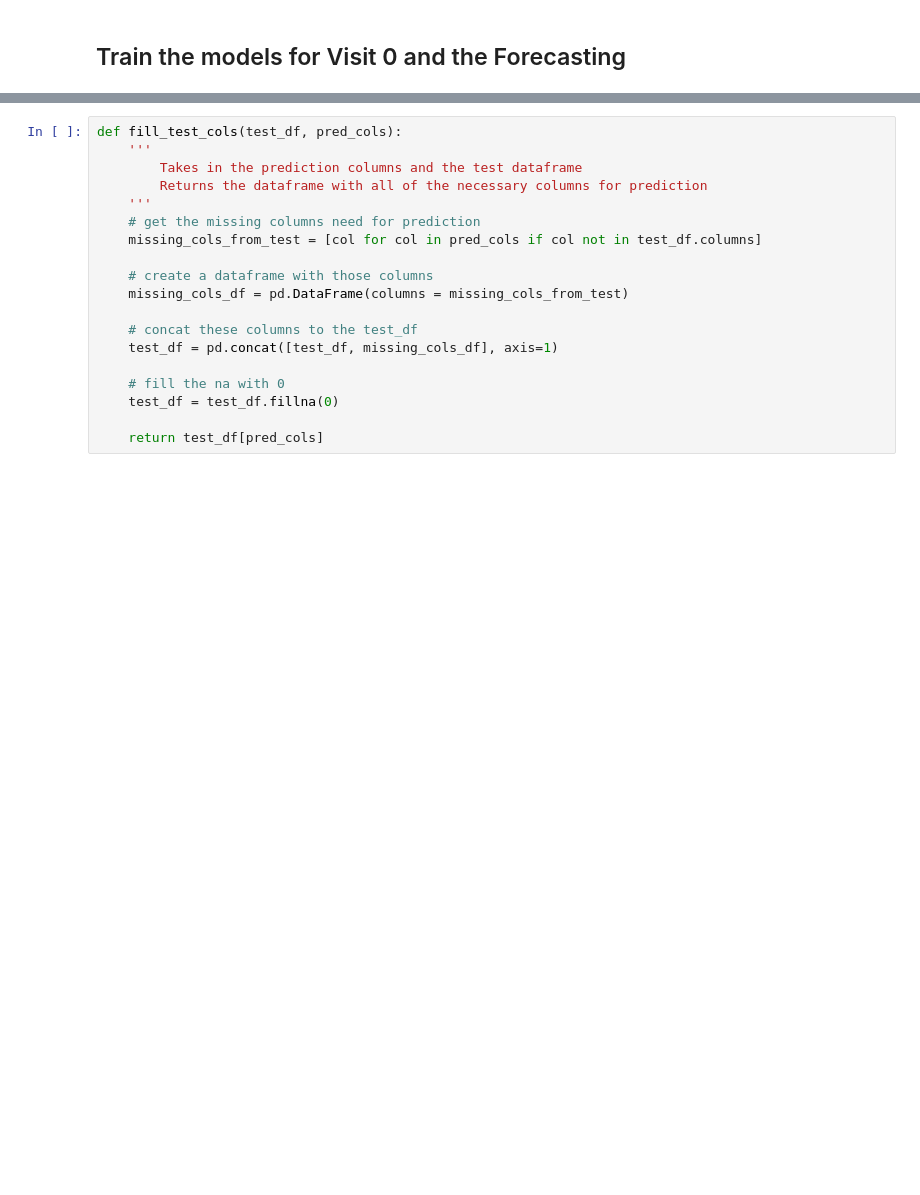
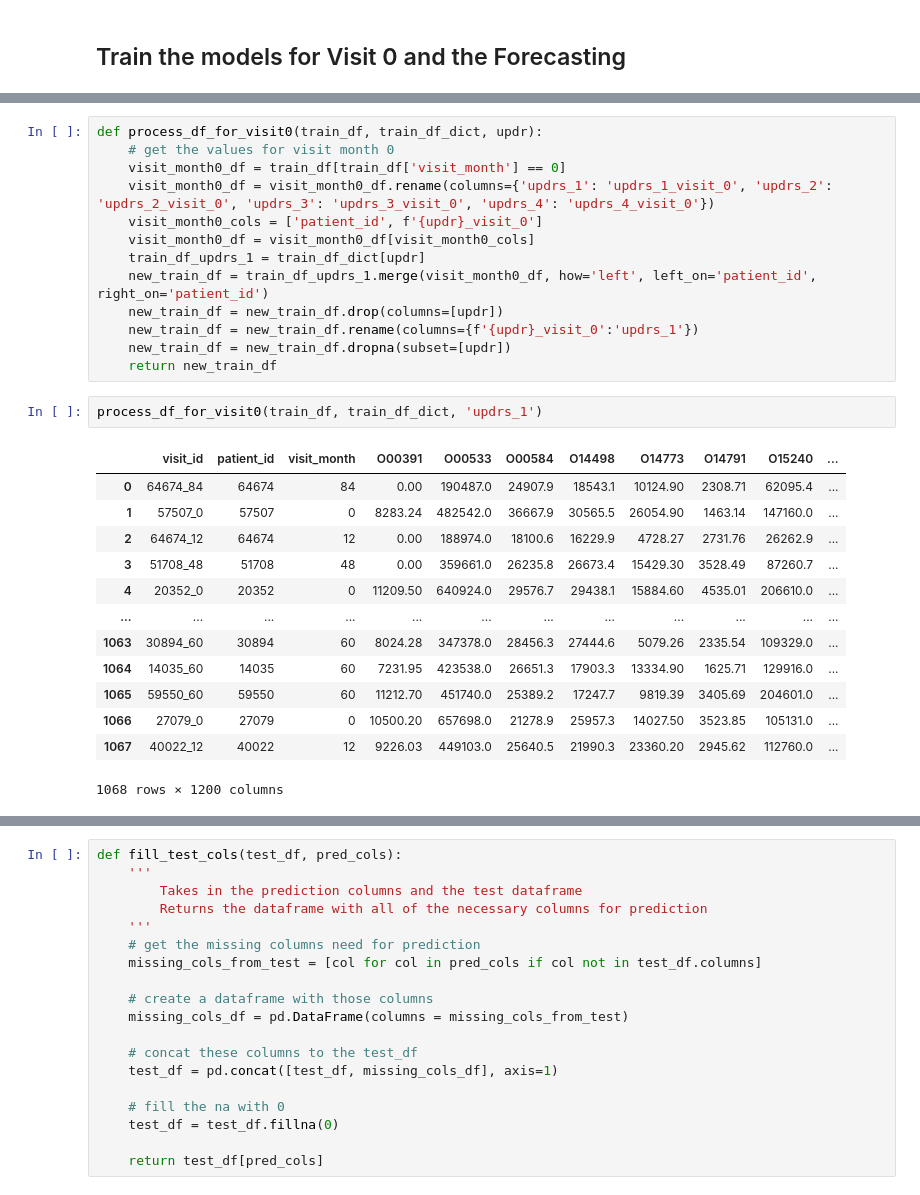
Before and after one commit to dagartga/Boosted-Models-for-Parkinsons-Prediction, a Jupyter notebook: kaggle-parkinsons-submission-v1.ipynb, the cells around one changed output, grey strips where cells are left out. Saved outputs shown, nothing was run; the diff lists cells and outputs as text; blank space fills up the shorter version.

```diff
--- a/kaggle-parkinsons-submission-v1.ipynb
+++ b/kaggle-parkinsons-submission-v1.ipynb
@@ -304 +311,30 @@ def prepare_model_df(model_df, target, train_cols, visit_month=0):
+# %%
+def process_df_for_visit0(train_df, train_df_dict, updr):
+    # get the values for visit month 0
+    visit_month0_df = train_df[train_df['visit_month'] == 0]
+    visit_month0_df = visit_month0_df.rename(columns={'updrs_1': 'updrs_1_visit_0', 'updrs_2': 'updrs_2_visit_0', 'updrs_3': 'updrs_3_visit_0', 'updrs_4': 'updrs_4_visit_0'})
+    visit_month0_cols = ['patient_id', f'{updr}_visit_0']
+    visit_month0_df = visit_month0_df[visit_month0_cols]
+    train_df_updrs_1 = train_df_dict[updr]
+    new_train_df = train_df_updrs_1.merge(visit_month0_df, how='left', left_on='patient_id', right_on='patient_id')
+    new_train_df = new_train_df.drop(columns=[updr])
+    new_train_df = new_train_df.rename(columns={f'{updr}_visit_0':'updrs_1'})
+    new_train_df = new_train_df.dropna(subset=[updr])
+    return new_train_df
+# %%
+process_df_for_visit0(train_df, train_df_dict, 'updrs_1')
+# %% [output]
+|  | visit_id | patient_id | visit_month | O00391 | O00533 | O00584 | O14498 | O14773 | O14791 | O15240 | ... |
+| 0 | 64674_84 | 64674 | 84 | 0.00 | 190487.0 | 24907.9 | 18543.1 | 10124.90 | 2308.71 | 62095.4 | ... |
+| 1 | 57507_0 | 57507 | 0 | 8283.24 | 482542.0 | 36667.9 | 30565.5 | 26054.90 | 1463.14 | 147160.0 | ... |
+| 2 | 64674_12 | 64674 | 12 | 0.00 | 188974.0 | 18100.6 | 16229.9 | 4728.27 | 2731.76 | 26262.9 | ... |
+| 3 | 51708_48 | 51708 | 48 | 0.00 | 359661.0 | 26235.8 | 26673.4 | 15429.30 | 3528.49 | 87260.7 | ... |
+| 4 | 20352_0 | 20352 | 0 | 11209.50 | 640924.0 | 29576.7 | 29438.1 | 15884.60 | 4535.01 | 206610.0 | ... |
+| ... | ... | ... | ... | ... | ... | ... | ... | ... | ... | ... | ... |
+| 1063 | 30894_60 | 30894 | 60 | 8024.28 | 347378.0 | 28456.3 | 27444.6 | 5079.26 | 2335.54 | 109329.0 | ... |
+| 1064 | 14035_60 | 14035 | 60 | 7231.95 | 423538.0 | 26651.3 | 17903.3 | 13334.90 | 1625.71 | 129916.0 | ... |
+| 1065 | 59550_60 | 59550 | 60 | 11212.70 | 451740.0 | 25389.2 | 17247.7 | 9819.39 | 3405.69 | 204601.0 | ... |
+| 1066 | 27079_0 | 27079 | 0 | 10500.20 | 657698.0 | 21278.9 | 25957.3 | 14027.50 | 3523.85 | 105131.0 | ... |
+| 1067 | 40022_12 | 40022 | 12 | 9226.03 | 449103.0 | 25640.5 | 21990.3 | 23360.20 | 2945.62 | 112760.0 | ... |
+1068 rows × 1200 columns
 # %%
```
Also changed, not shown: parts of 5 cells of this notebook.
